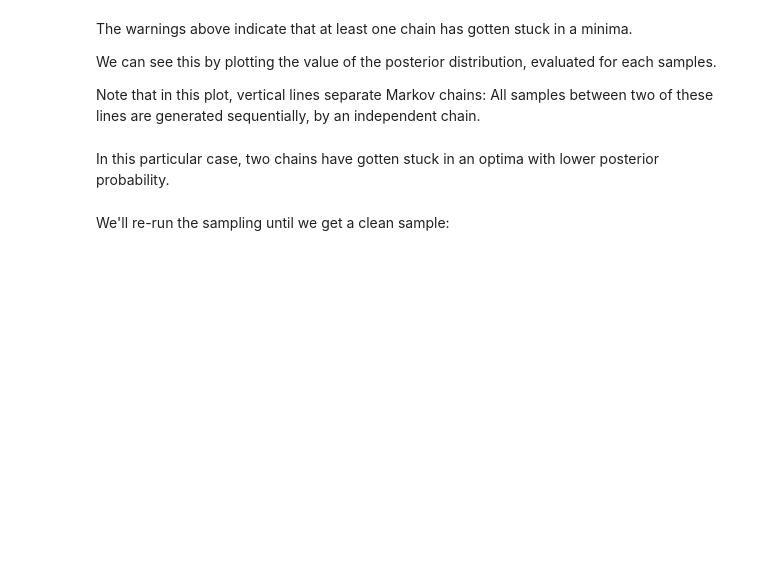
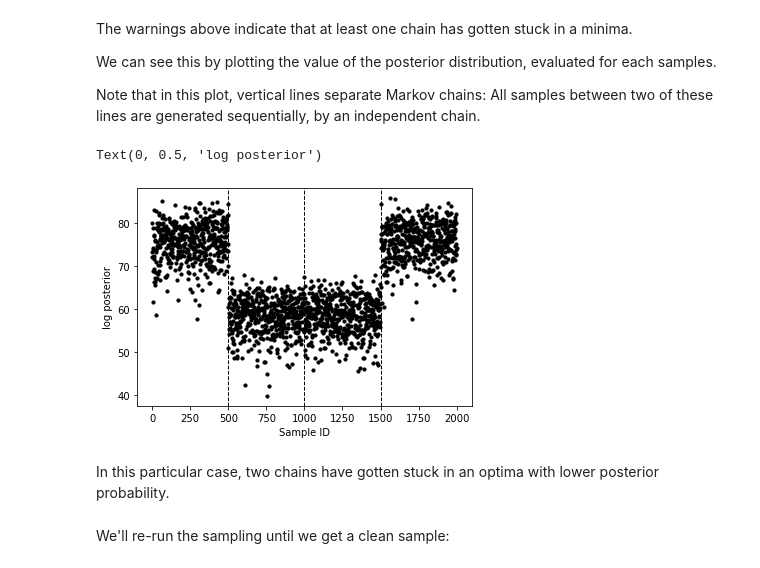
Before and after one commit to jg-you/plant-pollinator-inference, a Jupyter notebook: python_example.ipynb, the cells around one changed output. Drawn from its saved outputs; the diff is of its cells as text; code cells hidden in the pictures; blank space fills up the shorter version.

```diff
--- a/python_example.ipynb
+++ b/python_example.ipynb
@@ -82,4 +97,4 @@ Compilation takes a bit of time, but we only need to compile the model once. We
 
 Our module `plant_pol_inference` (imported as `pp`) provides utilities to handle this.
 # %%
-model = pp.load_model(M)
+model = pp.load_model()
@@ -90,4 +107,4 @@ With the model compiled, we are ready to generate our first samples.
 
 Our `plant_pol_inference` module also provide utilities that handle this.
 # %%
-samples = pp.generate_sample(model, warmup=2000, num_samples=500)
+samples = pp.generate_sample(M, model, warmup=2000, num_samples=500)
@@ -98,17 +118,14 @@ We can see this by plotting the value of the posterior distribution, evaluated f
 
 Note that in this plot, vertical lines separate Markov chains: All samples between two of these lines are generated sequentially, by an independent chain.
 # %%
-# re-sort data so that it can be easiliy visualized by chain
-chains = [1, 2, 3, 4] * 500
-log_probs = np.column_stack((chains, samples['lp__'][0]))
-log_probs = log_probs[log_probs[:,0].argsort()]
-
-# plot it
-plt.scatter(range(2000), log_probs[:,1], s=10, c='k')
+plt.scatter(range(2000), samples['lp__'], s=10, c='k')
 for sep in [500, 1000, 1500]:
     plt.axvline(sep, c='k', ls='--', lw=1)
 plt.xlabel('Sample ID')
 plt.ylabel('log posterior')
+# %% [output]
+Text(0, 0.5, 'log posterior')
+[figure, added]
 # %% [markdown]
 In this particular case, two chains have gotten stuck in an optima with lower posterior probability.
 # %% [markdown]
```
Also changed, not shown: parts of 19 cells of this notebook, 4 other files.
